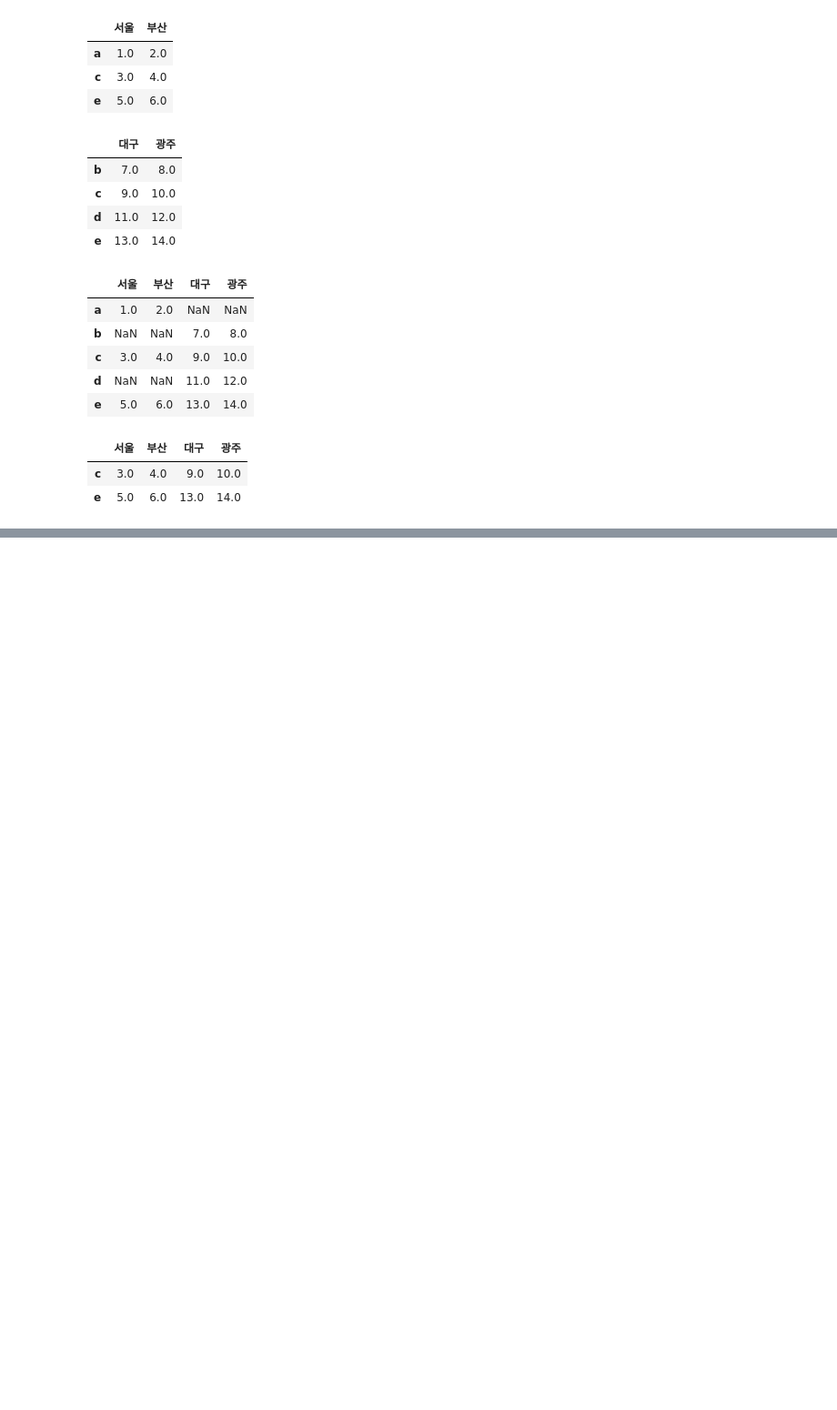
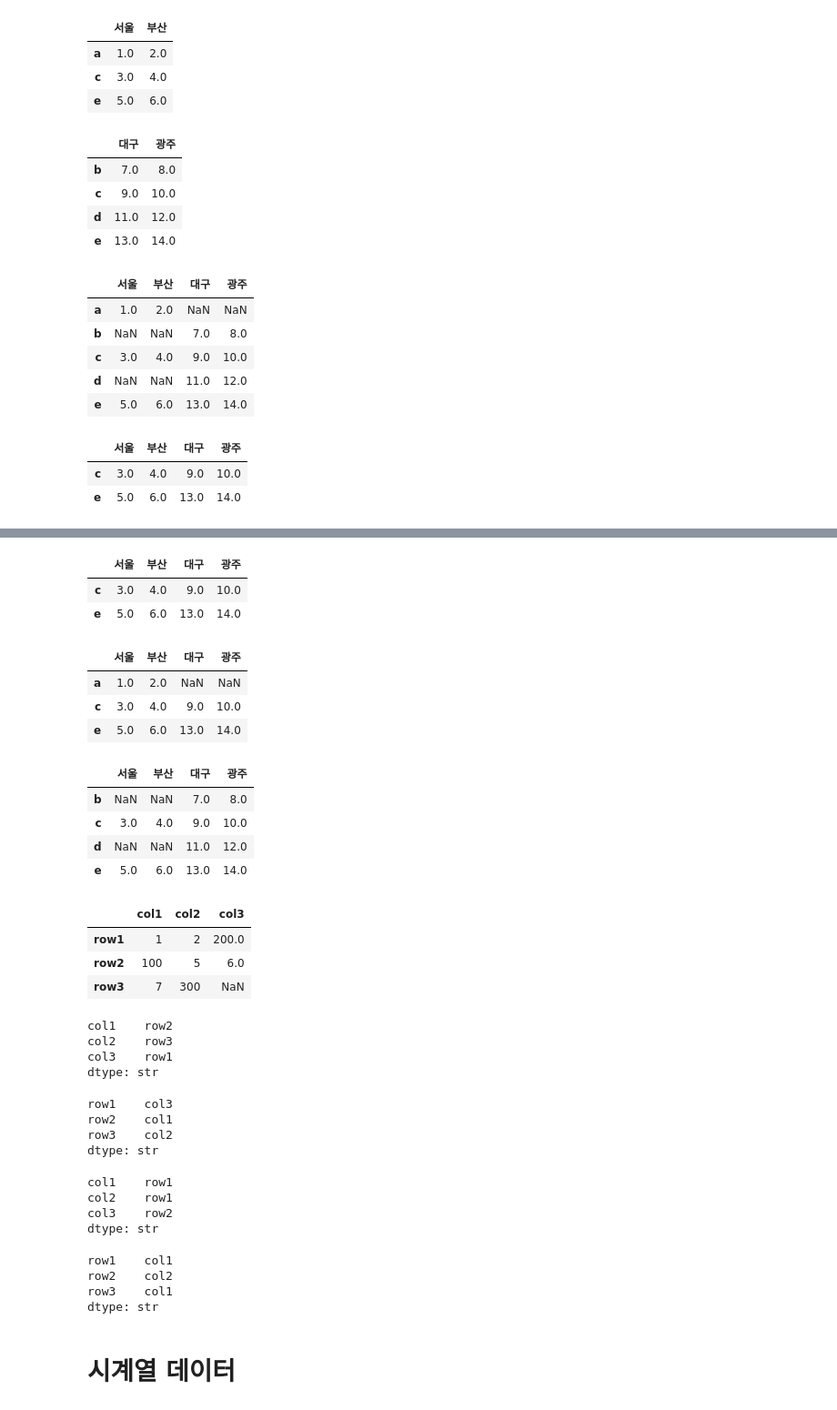
Before and after one commit to Sehyeon9071/Python311_01, a Jupyter notebook: Pandas/데이터프레임_ex01.ipynb, the cells around one changed output, grey strips where cells are left out. Shown at 91% size. Drawn from its saved outputs; the diff is of its cells as text; code cells hidden in the pictures; blank space fills up the shorter version.

```diff
--- a/Pandas/데이터프레임_ex01.ipynb
+++ b/Pandas/데이터프레임_ex01.ipynb
@@ -1778,0 +1843,5 @@ df3
+# %%
+df1 = pd.DataFrame([[1., 2.], [3., 4.], [5., 6.]],
+                  index = ["a", "c", "e"],
+                  columns = ["서울", "부산"])
+df1
@@ -1778,0 +1853,5 @@ df3
+# %%
+df2 = pd.DataFrame([[7., 8.], [9., 10.], [11., 12.], [13., 14.]],
+                  index = ["b", "c", "d", "e"],
+                  columns = ["대구", "광주"])
+df2
@@ -1778,0 +1874,68 @@ df3
+# %%
+df4 = df1.join(df2, how="inner")
+df4
+# %% [output]
+|  | 서울 | 부산 | 대구 | 광주 |
+| c | 3.0 | 4.0 | 9.0 | 10.0 |
+| e | 5.0 | 6.0 | 13.0 | 14.0 |
+# %%
+df5 = df1.join(df2, how="left")
+df5
+# %% [output]
+|  | 서울 | 부산 | 대구 | 광주 |
+| a | 1.0 | 2.0 | NaN | NaN |
+| c | 3.0 | 4.0 | 9.0 | 10.0 |
+| e | 5.0 | 6.0 | 13.0 | 14.0 |
+# %%
+df6 = df1.join(df2, how="right")
+df6
+# %% [output]
+|  | 서울 | 부산 | 대구 | 광주 |
+| b | NaN | NaN | 7.0 | 8.0 |
+| c | 3.0 | 4.0 | 9.0 | 10.0 |
+| d | NaN | NaN | 11.0 | 12.0 |
+| e | 5.0 | 6.0 | 13.0 | 14.0 |
+# %%
+import numpy as np
+
+n = np.nan
+idx = ["row1", "row2", "row3"]
+col = ["col1", "col2", "col3"]
+data = [[1, 2, 200], [100, 5, 6], [7, 300, n]]
+df = pd.DataFrame(data, idx, col)
+df
+# %% [output]
+|  | col1 | col2 | col3 |
+| row1 | 1 | 2 | 200.0 |
+| row2 | 100 | 5 | 6.0 |
+| row3 | 7 | 300 | NaN |
+# %%
+df.idxmax(axis=0)
+# %% [output]
+col1    row2
+col2    row3
+col3    row1
+dtype: str
+# %%
+df.idxmax(axis=1)
+# %% [output]
+row1    col3
+row2    col1
+row3    col2
+dtype: str
+# %%
+df.idxmin(axis=0)
+# %% [output]
+col1    row1
+col2    row1
+col3    row2
+dtype: str
+# %%
+df.idxmin(axis=1)
+# %% [output]
+row1    col1
+row2    col2
+row3    col1
+dtype: str
+# %% [markdown]
+# 시계열 데이터
```
Also changed, not shown: parts of 46 cells of this notebook, 4 other files.
